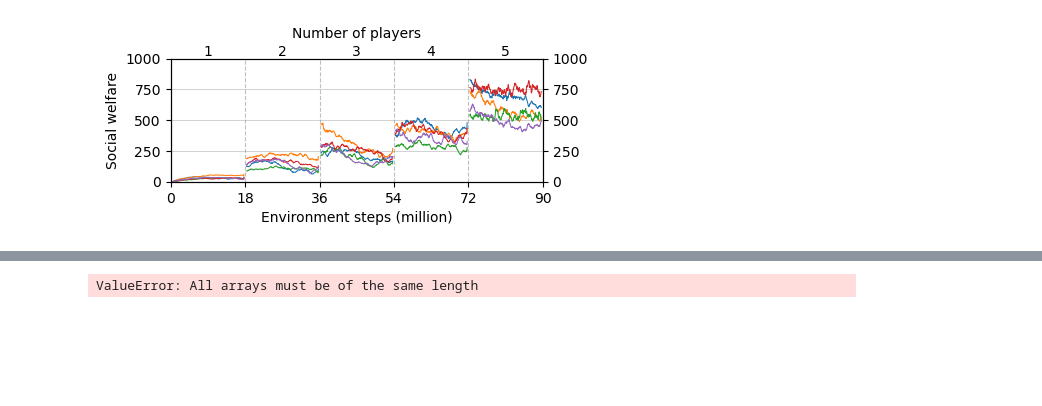
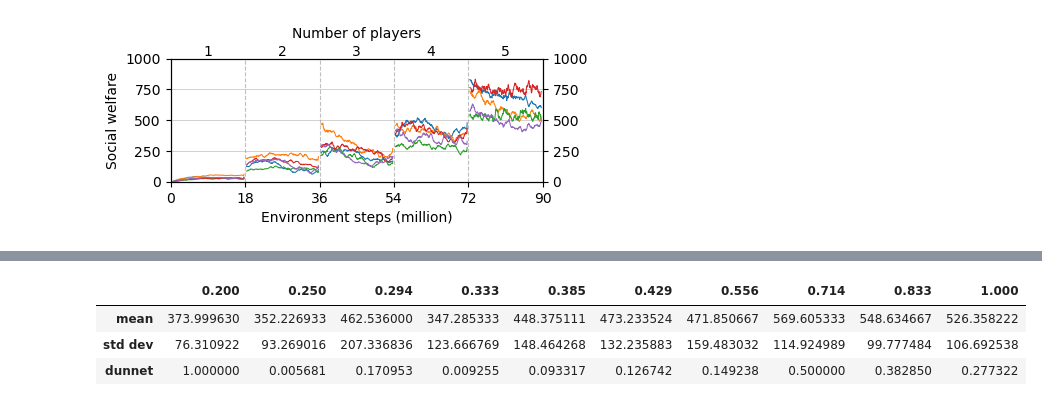
Before and after one commit to willis-richard/meltingpot, a Jupyter notebook: reward_transfer/results_n_players.ipynb, the cells around one changed output, grey strips where cells are left out. Drawn from its saved outputs; the diff is of its cells as text; code cells hidden in the pictures; blank space fills up the shorter version.

```diff
--- a/reward_transfer/results_n_players.ipynb
+++ b/reward_transfer/results_n_players.ipynb
@@ -162,29 +152,0 @@ fig.savefig(name, dpi=300, bbox_inches='tight')
-# %%
-import matplotlib.pyplot as plt
-import numpy as np
-
-group = df[df['iteration'] % 300 == 0].groupby('iteration')
-
-# Extract the data
-x = group['self-interest'].mean()
-y = group['reward'].mean()
-yerr = group['reward'].std()
-
-# Create the scatter plot with error bars
-plt.figure(figsize=(10, 6))
-plt.errorbar(x, y, yerr=yerr, fmt='o', capsize=5, capthick=2)
-
-# Set labels and title
-plt.xlabel('Self-Interest')
-plt.ylabel('Social Welfare')
-plt.title('Scatter Plot with Error Bars')
-
-# Add grid for better readability
-plt.grid(True, linestyle='--', alpha=0.7)
-
-# Reverse the x-axis
-plt.gca().invert_xaxis()
-
-# Show the plot
-plt.tight_layout()
-plt.show()
@@ -193,6 +153,12 @@ plt.show()
 # %%
 group = df[df['iteration'] % 300 == 0].groupby('self-interest')
-df2 = pd.DataFrame(dict((f'{name:.3f}', data.values) for name, data in group['reward']))
-df2
+df2 = pd.DataFrame(dict((f'{name:.3f}', pd.Series(data.values)) for name, data in group['reward']))
+best_group = df2[df2.mean().idxmax()]
+
+data = pd.DataFrame({'mean': df2.mean(), 'std dev': df2.std(), 'dunnet': df2.apply(lambda x: dunnett(x, control=best_group, alternative='less').pvalue[0])}).T
+data
 # %% [output]
-ValueError: All arrays must be of the same length
+|  | 0.200 | 0.250 | 0.294 | 0.333 | 0.385 | 0.429 | 0.556 | 0.714 | 0.833 | 1.000 |
+| mean | 373.999630 | 352.226933 | 462.536000 | 347.285333 | 448.375111 | 473.233524 | 471.850667 | 569.605333 | 548.634667 | 526.358222 |
+| std dev | 76.310922 | 93.269016 | 207.336836 | 123.666769 | 148.464268 | 132.235883 | 159.483032 | 114.924989 | 99.777484 | 106.692538 |
+| dunnet | 1.000000 | 0.005681 | 0.170953 | 0.009255 | 0.093317 | 0.126742 | 0.149238 | 0.500000 | 0.382850 | 0.277322 |
```
Also changed, not shown: parts of 12 cells of this notebook, 2 other files.
